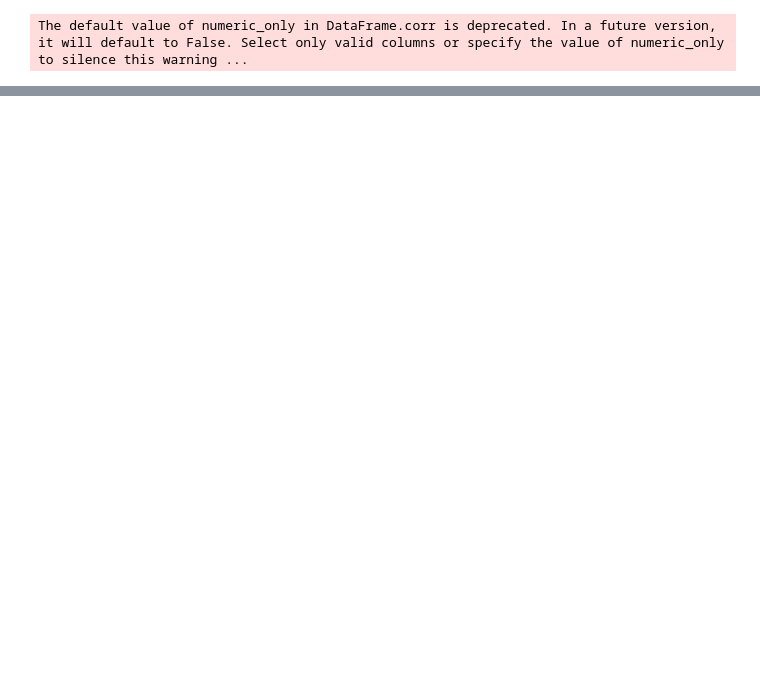
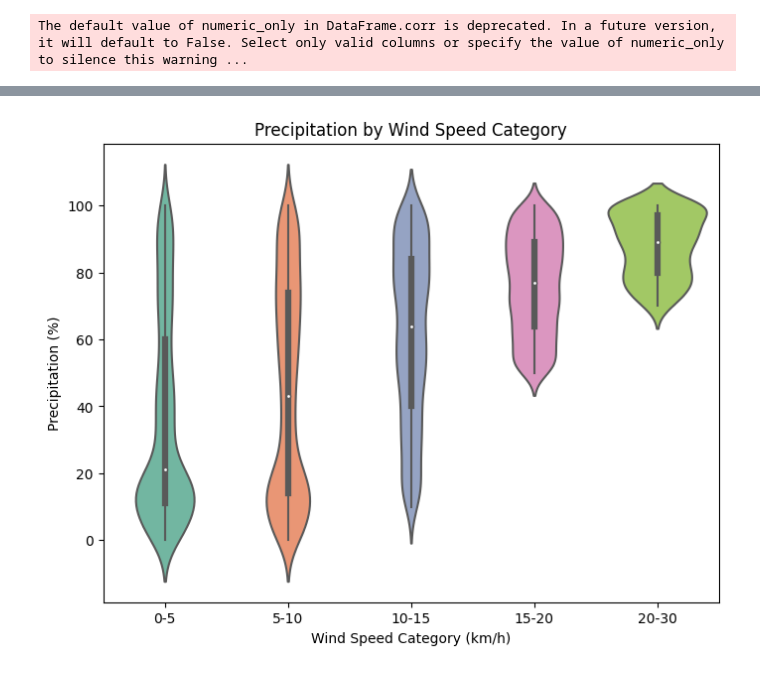
Before and after one commit to Marraff/machine-learning, a Jupyter notebook: preprocessing.ipynb, the cells around one changed output, grey strips where cells are left out. Cells and saved outputs as stored; diff of their text form; code cells hidden in the pictures; blank space fills up the shorter version.

```diff
--- a/preprocessing.ipynb
+++ b/preprocessing.ipynb
@@ -263,0 +288,13 @@ The default value of numeric_only in DataFrame.corr is deprecated. In a future v
+# %%
+# 2. Vietor a Zrážky (violin plot)
+
+df['Wind Speed Category'] = pd.cut(df['Wind Speed'], bins=[0, 5, 10, 15, 20, 30], labels=['0-5', '5-10', '10-15', '15-20', '20-30'])
+
+plt.figure(figsize=(8,6))
+sns.violinplot(x='Wind Speed Category', y='Precipitation (%)', data=df, palette='Set2')
+plt.title('Precipitation by Wind Speed Category')
+plt.xlabel('Wind Speed Category (km/h)')
+plt.ylabel('Precipitation (%)')
+plt.show()
+# %% [output]
+[figure, added]
```
Also changed, not shown: parts of 18 cells of this notebook, 15 other files.
